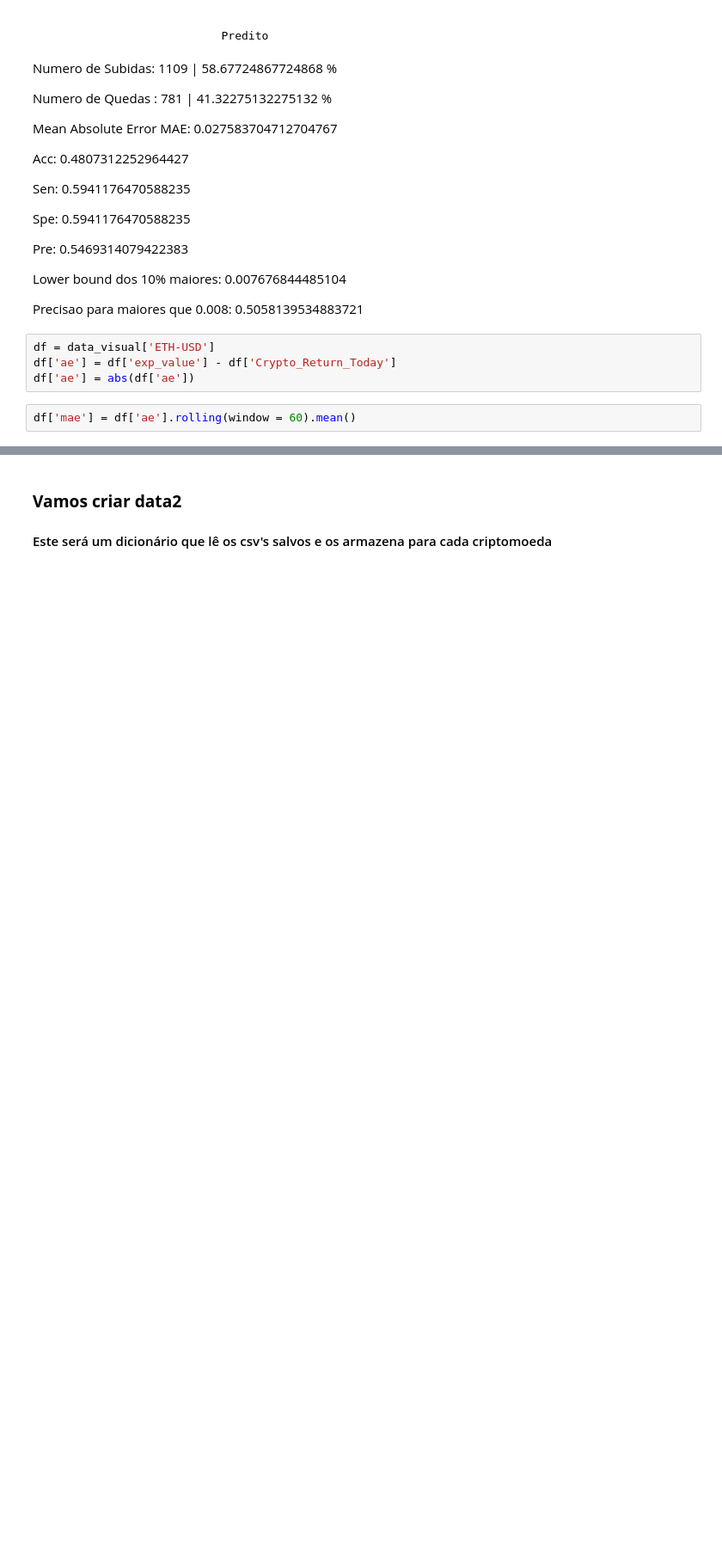
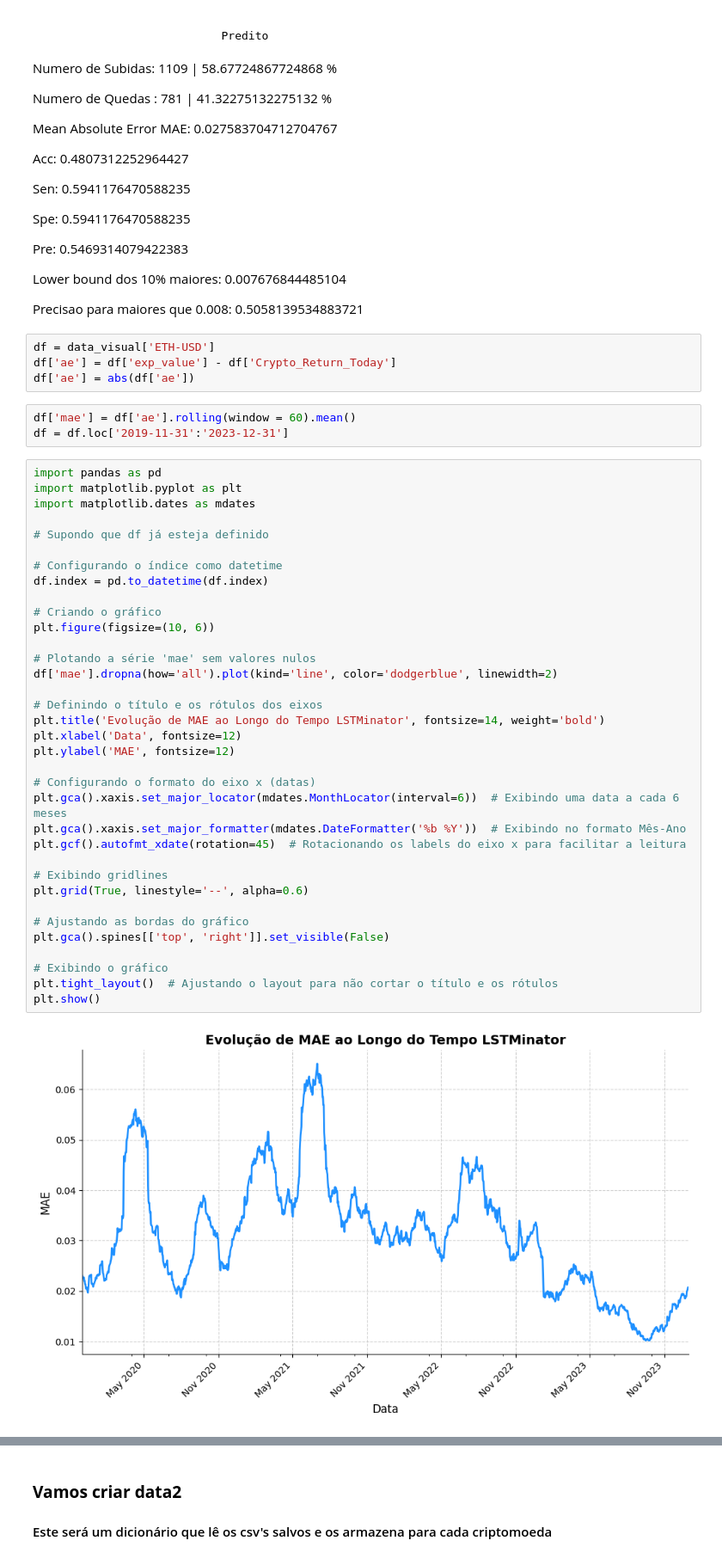
Before and after one commit to JoaoDelVecchio/Quantamental, a Jupyter notebook: Código/Backtest/BackTest Arquitetura_0/Portfolio.ipynb, the cells around one changed output, grey strips where cells are left out. Shown at 86% size. Saved outputs shown, nothing was run; the diff lists cells and outputs as text; blank space fills up the shorter version.

```diff
--- a/Código/Backtest/BackTest Arquitetura_0/Portfolio.ipynb
+++ b/Código/Backtest/BackTest Arquitetura_0/Portfolio.ipynb
@@ -386,6 +386,44 @@ df['ae'] = df['exp_value'] - df['Crypto_Return_Today']
 df['ae'] = abs(df['ae'])
 # %%
 df['mae'] = df['ae'].rolling(window = 60).mean()
+df = df.loc['2019-11-31':'2023-12-31']
+# %%
+import pandas as pd
+import matplotlib.pyplot as plt
+import matplotlib.dates as mdates
+
+# Supondo que df já esteja definido
+
+# Configurando o índice como datetime
+df.index = pd.to_datetime(df.index)
+
+# Criando o gráfico
+plt.figure(figsize=(10, 6))
+
+# Plotando a série 'mae' sem valores nulos
+df['mae'].dropna(how='all').plot(kind='line', color='dodgerblue', linewidth=2)
+
+# Definindo o título e os rótulos dos eixos
+plt.title('Evolução de MAE ao Longo do Tempo LSTMinator', fontsize=14, weight='bold')
+plt.xlabel('Data', fontsize=12)
+plt.ylabel('MAE', fontsize=12)
+
+# Configurando o formato do eixo x (datas)
+plt.gca().xaxis.set_major_locator(mdates.MonthLocator(interval=6))  # Exibindo uma data a cada 6 meses
+plt.gca().xaxis.set_major_formatter(mdates.DateFormatter('%b %Y'))  # Exibindo no formato Mês-Ano
+plt.gcf().autofmt_xdate(rotation=45)  # Rotacionando os labels do eixo x para facilitar a leitura
+
+# Exibindo gridlines
+plt.grid(True, linestyle='--', alpha=0.6)
+
+# Ajustando as bordas do gráfico
+plt.gca().spines[['top', 'right']].set_visible(False)
+
+# Exibindo o gráfico
+plt.tight_layout()  # Ajustando o layout para não cortar o título e os rótulos
+plt.show()
+# %% [output]
+[figure, added]
 # %%
 from matplotlib import pyplot as plt
 df.index = pd.to_datetime(df.index)
```
Also changed, not shown: parts of 13 cells of this notebook, 30 other files.
